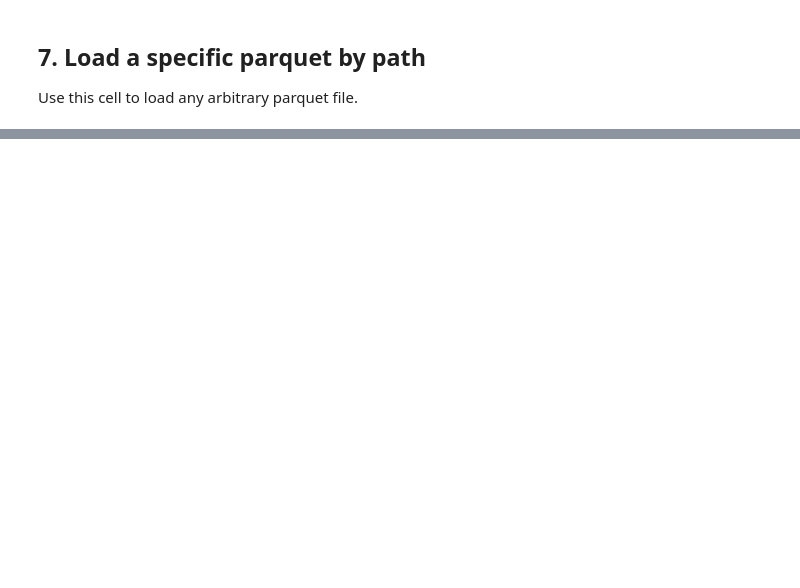
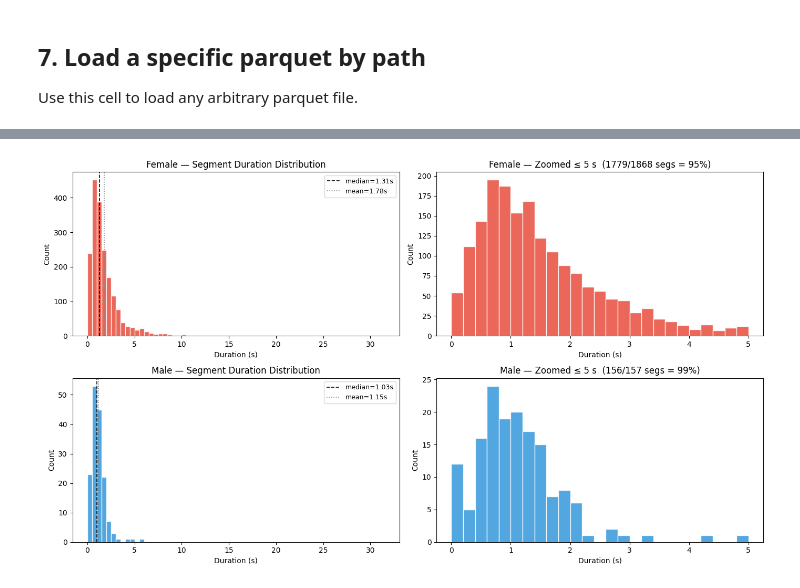
Before and after one commit to arunps12/HindiBabyNet, a Jupyter notebook: notebooks/03_read_parquets.ipynb, the cells around one changed output, grey strips where cells are left out. Drawn from its saved outputs; the diff is of its cells as text; code cells hidden in the pictures; blank space fills up the shorter version.

```diff
--- a/notebooks/03_read_parquets.ipynb
+++ b/notebooks/03_read_parquets.ipynb
@@ -219,0 +347,35 @@ else:
+# %%
+# ── Histograms: segment duration distribution ──────────
+fig, axes = plt.subplots(2, 2, figsize=(14, 8))
+bins = np.arange(0, 32, 0.5)  # 0–30 s in 0.5 s bins
+
+for idx, (label, sdf, color) in enumerate([
+    ("Female", fem_df, "#e74c3c"),
+    ("Male",   mal_df, "#3498db"),
+]):
+    if sdf.empty:
+        continue
+    d = sdf[dur_col]
+
+    # Left: full histogram
+    ax = axes[idx, 0]
+    ax.hist(d, bins=bins, color=color, edgecolor="white", alpha=0.85)
+    ax.set_title(f"{label} — Segment Duration Distribution")
+    ax.set_xlabel("Duration (s)")
+    ax.set_ylabel("Count")
+    ax.axvline(d.median(), color="black", ls="--", lw=1.2, label=f"median={d.median():.2f}s")
+    ax.axvline(d.mean(), color="gray", ls=":", lw=1.2, label=f"mean={d.mean():.2f}s")
+    ax.legend(fontsize=9)
+
+    # Right: zoomed ≤ 5 s
+    ax2 = axes[idx, 1]
+    short = d[d <= 5]
+    ax2.hist(short, bins=np.arange(0, 5.1, 0.2), color=color, edgecolor="white", alpha=0.85)
+    ax2.set_title(f"{label} — Zoomed ≤ 5 s  ({len(short)}/{len(d)} segs = {100*len(short)/len(d):.0f}%)")
+    ax2.set_xlabel("Duration (s)")
+    ax2.set_ylabel("Count")
+
+plt.tight_layout()
+plt.show()
+# %% [output]
+[figure, added]
```
Also changed, not shown: parts of 17 cells of this notebook, 20 other files.
